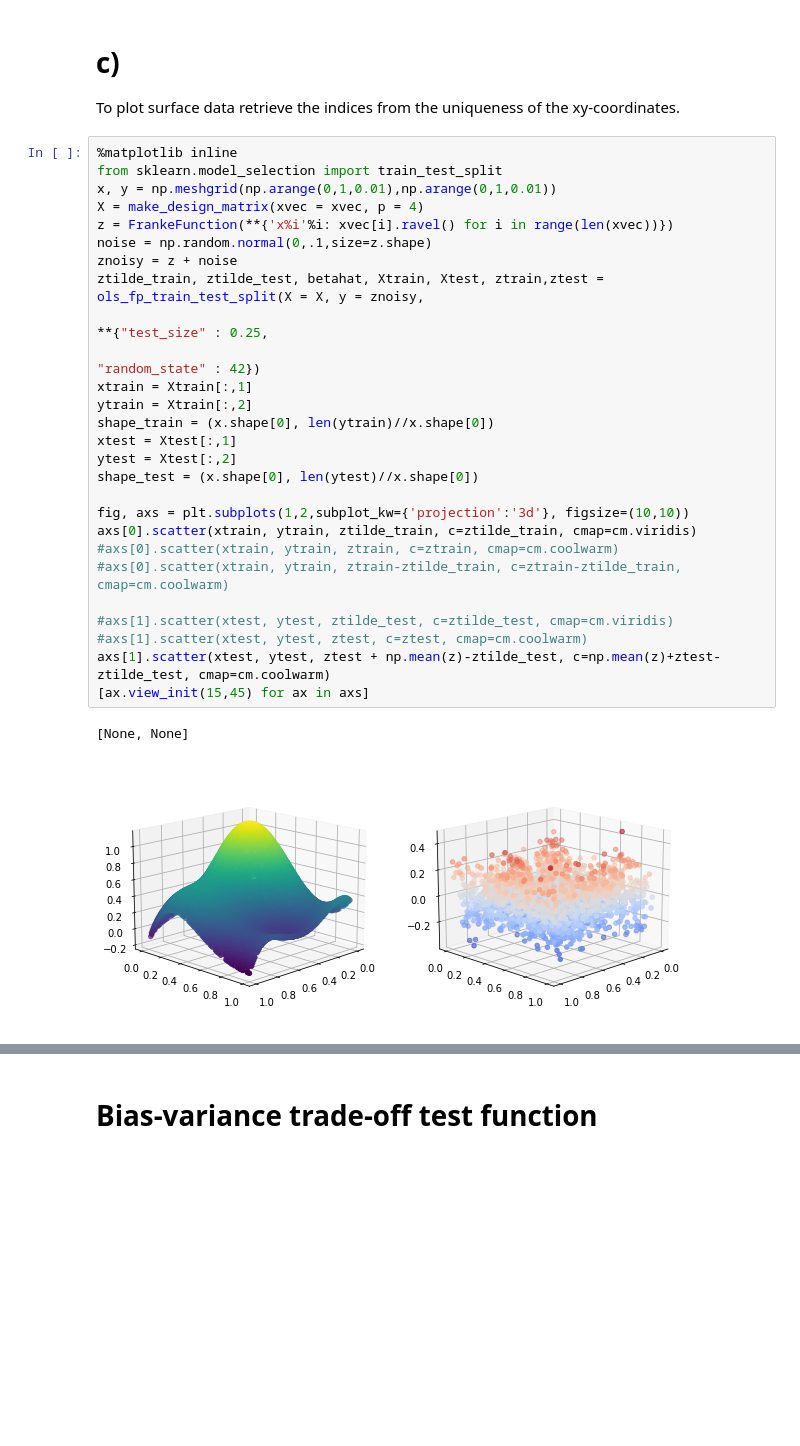
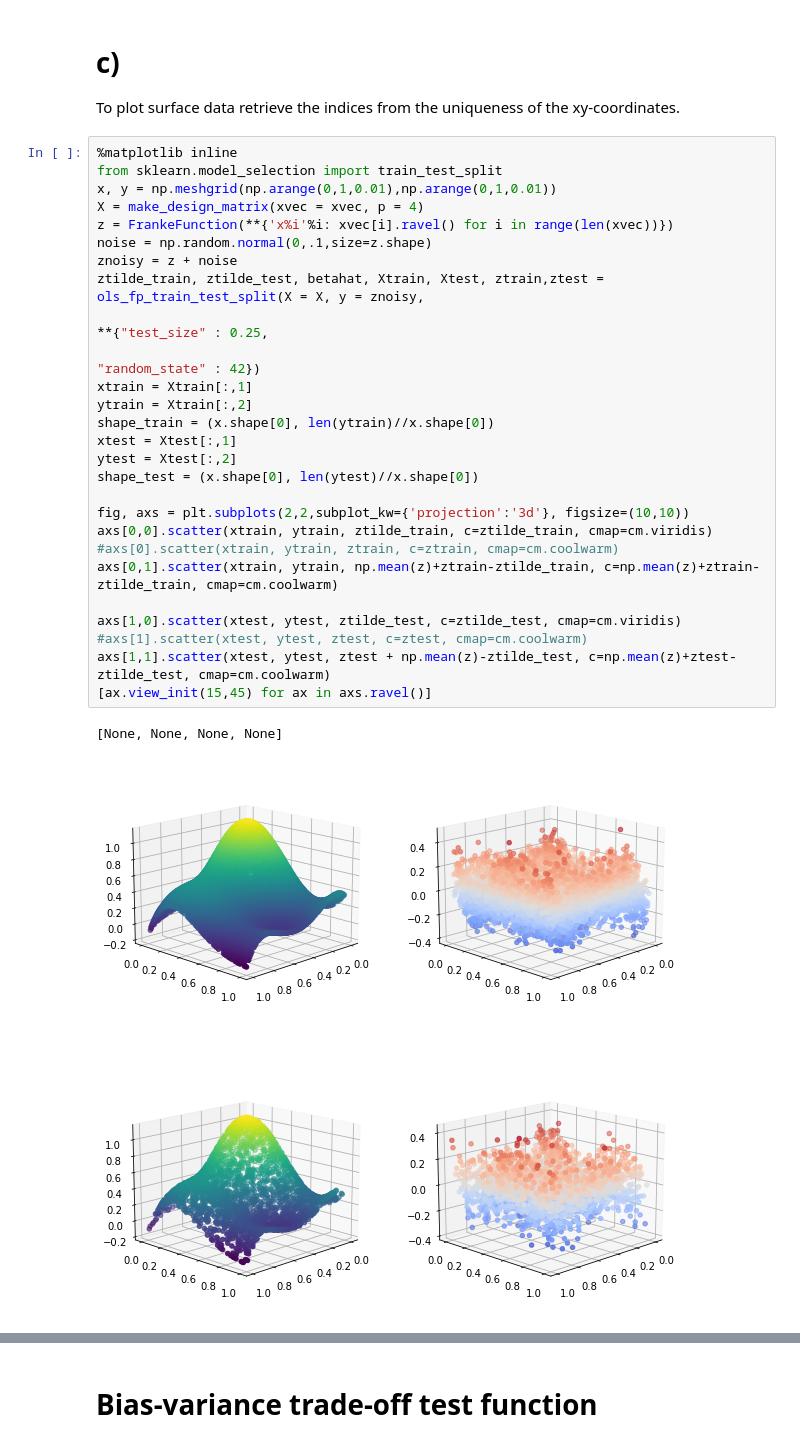
Before and after one commit to johanage/ada_ml_project1, a Jupyter notebook: Project1.ipynb, the cells around one changed output, grey strips where cells are left out. Cells and saved outputs as stored; diff of their text form; blank space fills up the shorter version.

```diff
--- a/Project1.ipynb
+++ b/Project1.ipynb
@@ -180,30 +180,30 @@ To plot surface data retrieve the indices from the uniqueness of the xy-coordina
 # %%
 %matplotlib inline
 from sklearn.model_selection import train_test_split
 x, y = np.meshgrid(np.arange(0,1,0.01),np.arange(0,1,0.01))
 X = make_design_matrix(xvec = xvec, p = 4)
 z = FrankeFunction(**{'x%i'%i: xvec[i].ravel() for i in range(len(xvec))})
 noise = np.random.normal(0,.1,size=z.shape)
 znoisy = z + noise
 ztilde_train, ztilde_test, betahat, Xtrain, Xtest, ztrain,ztest = ols_fp_train_test_split(X = X, y = znoisy,
                                                                                           **{"test_size" : 0.25,
                                                                                              "random_state" : 42})
 xtrain = Xtrain[:,1]
 ytrain = Xtrain[:,2]
 shape_train = (x.shape[0], len(ytrain)//x.shape[0])
 xtest = Xtest[:,1]
 ytest = Xtest[:,2]
 shape_test = (x.shape[0], len(ytest)//x.shape[0])
 
-fig, axs = plt.subplots(1,2,subplot_kw={'projection':'3d'}, figsize=(10,10))
-axs[0].scatter(xtrain, ytrain, ztilde_train, c=ztilde_train, cmap=cm.viridis)
+fig, axs = plt.subplots(2,2,subplot_kw={'projection':'3d'}, figsize=(10,10))
+axs[0,0].scatter(xtrain, ytrain, ztilde_train, c=ztilde_train, cmap=cm.viridis)
 #axs[0].scatter(xtrain, ytrain, ztrain, c=ztrain, cmap=cm.coolwarm)
-#axs[0].scatter(xtrain, ytrain, ztrain-ztilde_train, c=ztrain-ztilde_train, cmap=cm.coolwarm)
+axs[0,1].scatter(xtrain, ytrain, np.mean(z)+ztrain-ztilde_train, c=np.mean(z)+ztrain-ztilde_train, cmap=cm.coolwarm)
 
-#axs[1].scatter(xtest, ytest, ztilde_test, c=ztilde_test, cmap=cm.viridis)
+axs[1,0].scatter(xtest, ytest, ztilde_test, c=ztilde_test, cmap=cm.viridis)
 #axs[1].scatter(xtest, ytest, ztest, c=ztest, cmap=cm.coolwarm)
-axs[1].scatter(xtest, ytest, ztest + np.mean(z)-ztilde_test, c=np.mean(z)+ztest-ztilde_test, cmap=cm.coolwarm)
-[ax.view_init(15,45) for ax in axs]
+axs[1,1].scatter(xtest, ytest, ztest + np.mean(z)-ztilde_test, c=np.mean(z)+ztest-ztilde_test, cmap=cm.coolwarm)
+[ax.view_init(15,45) for ax in axs.ravel()]
 # %% [output]
-[None, None]
+[None, None, None, None]
-[figure, old version]
+[figure, new version]
```
Also changed, not shown: parts of 21 cells of this notebook, 1 other file.
